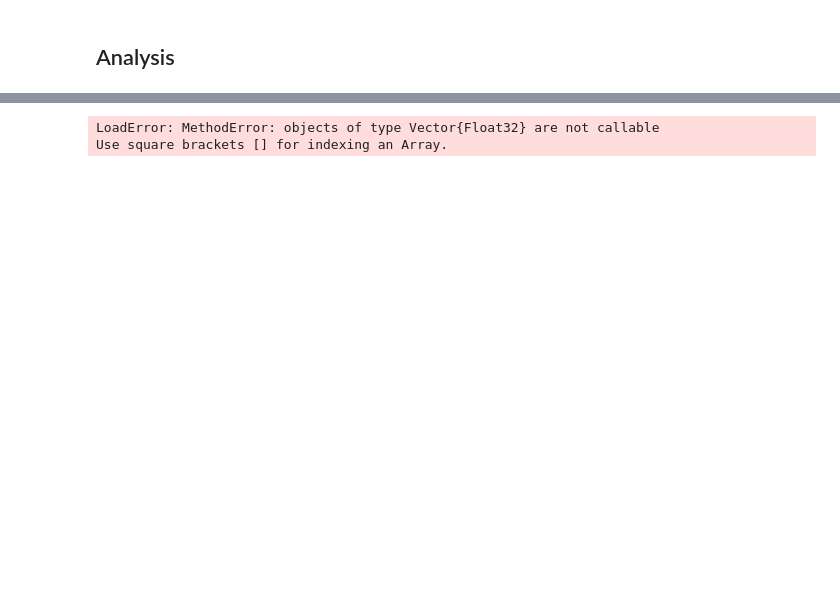
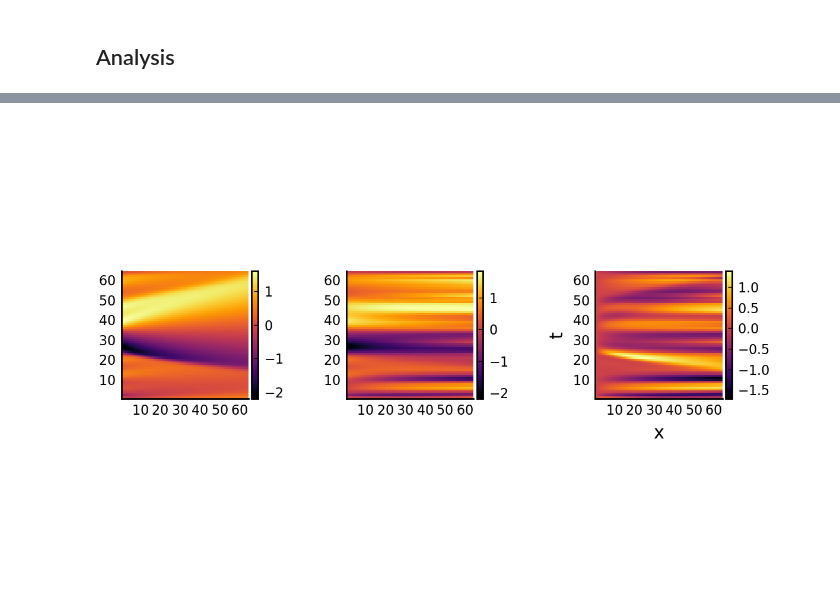
Before and after one commit to vdesgrange/closure-model, a Jupyter notebook: experiments/julia_src/neural_closure/burgers_equation_neural_ode.ipynb, the cells around one changed output, grey strips where cells are left out. Cells and saved outputs as stored; diff of their text form; code cells hidden in the pictures; blank space fills up the shorter version.

Commit message:
Update burger test notebook.

```diff
--- a/experiments/julia_src/neural_closure/burgers_equation_neural_ode.ipynb
+++ b/experiments/julia_src/neural_closure/burgers_equation_neural_ode.ipynb
@@ -59,4 +54,4 @@ GraphicTools.show_state(u_a, "Snapshot generator")
 # %%
-dataset = Generator.generate_burgers_training_dataset(t_max, t_min, x_max, x_min, t_n, x_n, nu, 64, 2, 1, false, "./src/dataset/burgers_high_dim_training_set.jld2", "training_set");
+# dataset = Generator.generate_burgers_training_dataset(t_max, t_min, x_max, x_min, t_n, x_n, nu, 32, 2, 1, false, "./src/dataset/burgers_high_dim_training_set.jld2", "training_set");
 high_dataset = Generator.read_dataset("./src/dataset/burgers_high_dim_training_set.jld2")["training_set"];
 # coarse_dataset = Generator.read_dataset("./src/dataset/burgers_coarse_training_set.jld2")["training_set"];
@@ -289,0 +216,18 @@ end
+# %%
+function get_data_loader(dataset, batch_size, ratio)
+ t, init_set, true_set = ProcessingTools.process_dataset(dataset, false);
+
+  t_train, t_val = splitobs(t, at = ratio);
+  train_set, val_set = splitobs(true_set, at = ratio);
+  init_train = copy(init_set);
+  init_val = copy(val_set[:, :, 1]);
+
+  switch_train_set = permutedims(train_set, (1, 3, 2));
+  switch_val_set = permutedims(val_set, (1, 3, 2));
+
+
+  train_loader = DataLoader((init_train, switch_train_set, collect(ncycle([collect(t_train)], batch_size))), batchsize=batch_size, shuffle=false);
+  val_loader = DataLoader((init_val, switch_val_set, collect(ncycle([collect(t_val)], batch_size))), batchsize=batch_size, shuffle=false);
+
+  return (train_loader, val_loader)
+end
@@ -365,5 +286,4 @@ burgers_training2 (generic function with 1 method)
 # %%
-t, init_set, true_set = ProcessingTools.process_dataset(high_dataset, false);
-# net = Models.HeatModel(x_n);
-result = burgers_training2(2, high_dataset);
+model = Flux.Chain(Flux.Dense(x_n, x_n, identity; bias=false, init=Flux.zeros32))
+nn, p = training(model, 100, high_dataset, 32, 0.5);
 # %% [output]
@@ -379,29 +328,4 @@ Closest candidates are:
-# %%
-function test()
-    t, u0, u_true = ProcessingTools.process_dataset(dataset, false);
-    a = Chain(Dense(x_n => x_n, identity; init=Flux.zeros32));
-    p, st = Flux.destructure(a);
-    neural_ode = NeuralODE(a, (t[1], t[end]), Tsit5(), saveat=t);
-
-    function predict_neural_ode()
-      return Array(neural_ode(u0));
-    end
-
-    function loss(theta)
-      u_pred = predict_neural_ode();
-      noise = 1e-6 .* randn(size(u_pred));
-      l = Objectives.mseloss(u_pred + noise, u_true);
-      return l, u_pred
-    end
-
-    p = Flux.params(neural_ode.p);
-
-    Flux.train!(loss, p, true_set, DiffEqFlux.ADAM(0.03); cb = callback);
-
-    return neural_ode
-end
-
-res = test()
-# %% [output]
-LoadError: MethodError: objects of type Vector{Float32} are not callable
-Use square brackets [] for indexing an Array.
+# %%
+check_result(nn, p, 2)
+# %% [output]
+[figure, added]
```
Also changed, not shown: parts of 30 cells of this notebook.
